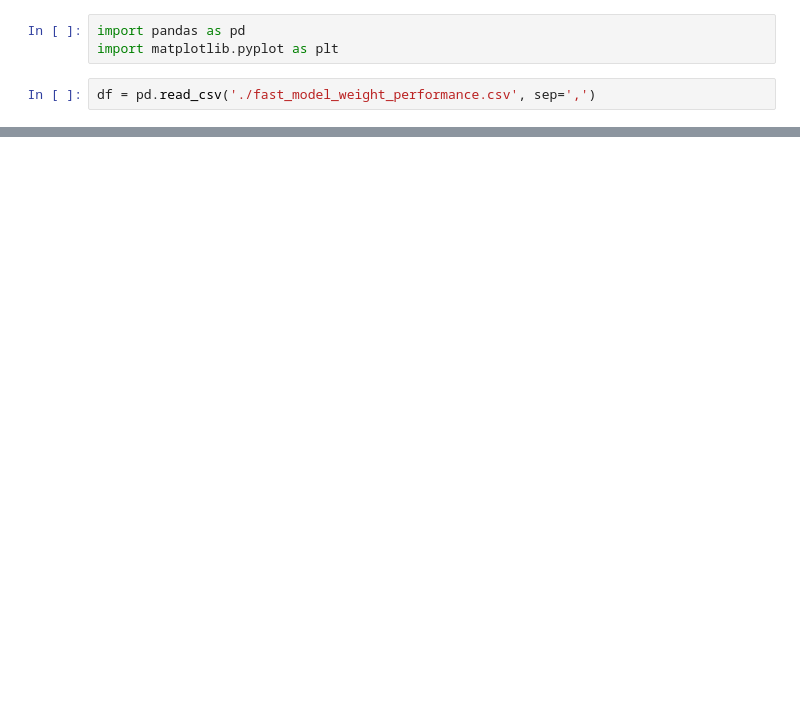
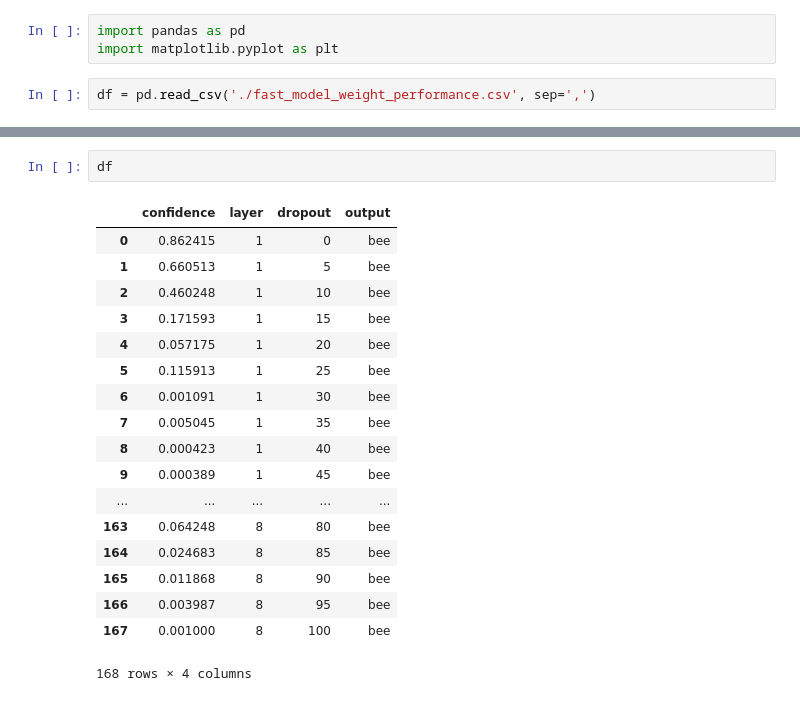
Before and after one commit to msukkari/OverFeat, a Jupyter notebook: experiments/csv/plotter.ipynb, the cells around one changed output, grey strips where cells are left out. Drawn from its saved outputs; the diff is of its cells as text; blank space fills up the shorter version.

```diff
--- a/experiments/csv/plotter.ipynb
+++ b/experiments/csv/plotter.ipynb
@@ -22,0 +6,21 @@ for layer in range(1, 9):
+# %%
+df
+# %% [output]
+|  | confidence | layer | dropout | output |
+| 0 | 0.862415 | 1 | 0 | bee |
+| 1 | 0.660513 | 1 | 5 | bee |
+| 2 | 0.460248 | 1 | 10 | bee |
+| 3 | 0.171593 | 1 | 15 | bee |
+| 4 | 0.057175 | 1 | 20 | bee |
+| 5 | 0.115913 | 1 | 25 | bee |
+| 6 | 0.001091 | 1 | 30 | bee |
+| 7 | 0.005045 | 1 | 35 | bee |
+| 8 | 0.000423 | 1 | 40 | bee |
+| 9 | 0.000389 | 1 | 45 | bee |
+| ... | ... | ... | ... | ... |
+| 163 | 0.064248 | 8 | 80 | bee |
+| 164 | 0.024683 | 8 | 85 | bee |
+| 165 | 0.011868 | 8 | 90 | bee |
+| 166 | 0.003987 | 8 | 95 | bee |
+| 167 | 0.001000 | 8 | 100 | bee |
+168 rows × 4 columns
```
Also changed, not shown: parts of 3 cells of this notebook, 15 other files.
